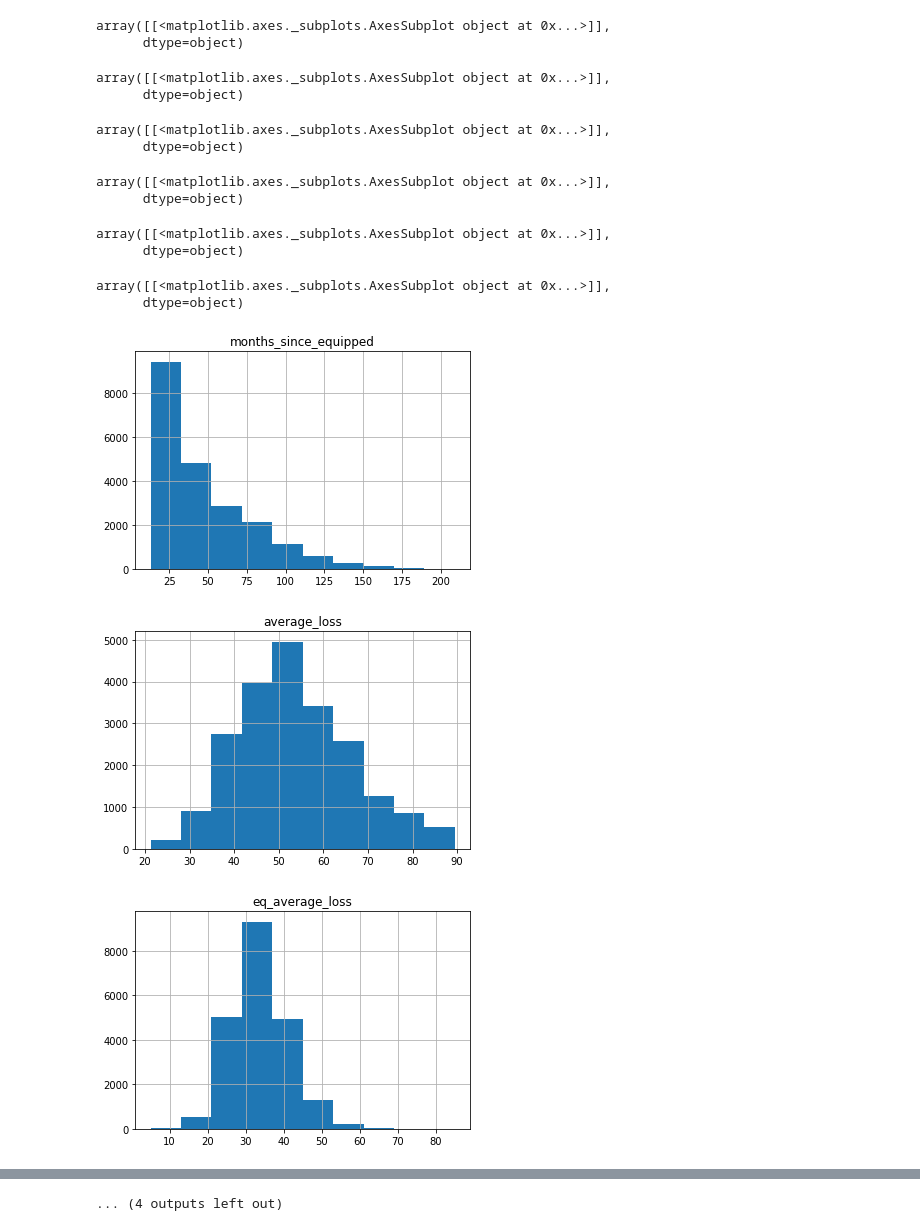
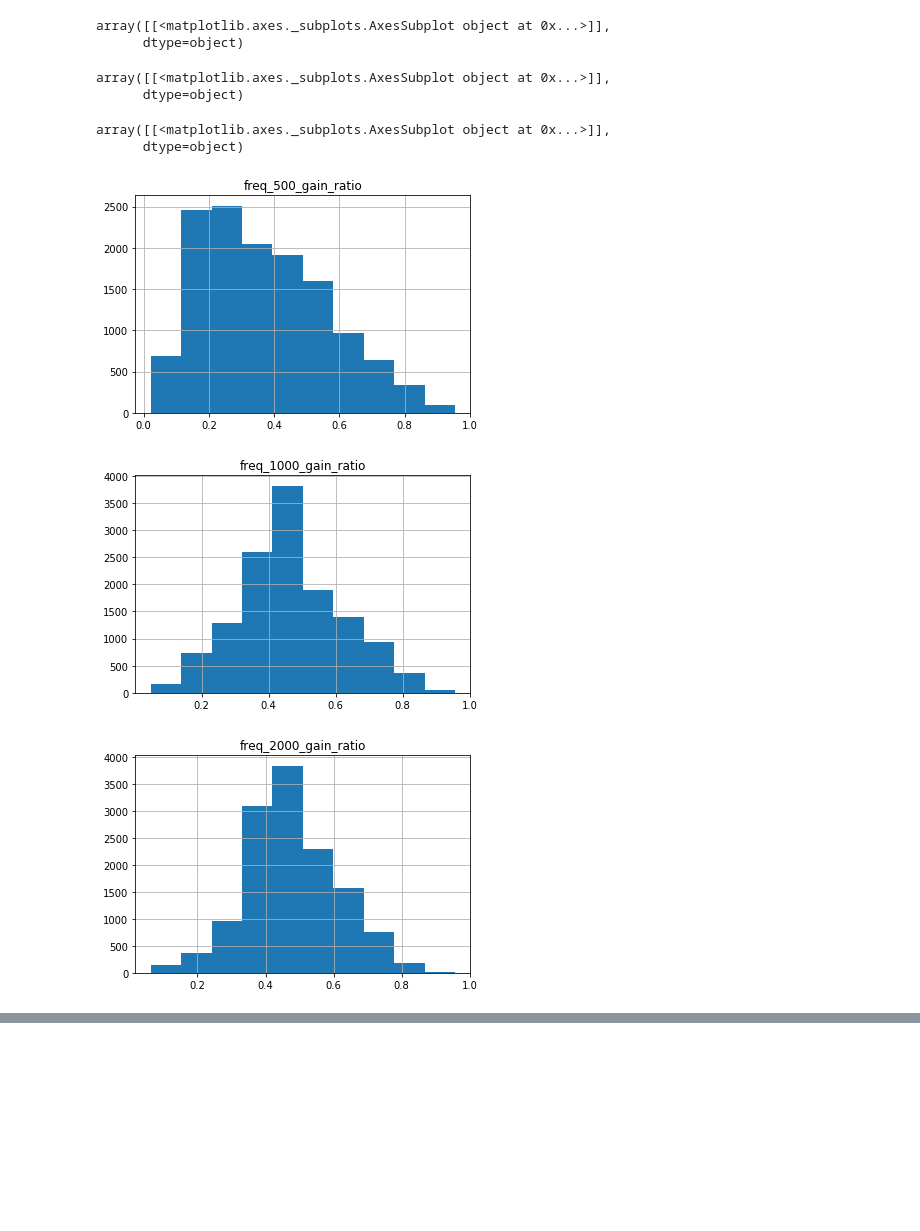
Before and after one commit to viebel/aaa-ml, a Jupyter notebook: notebooks/equipment-success.ipynb, the cells around one changed output, grey strips where cells are left out. Drawn from its saved outputs; the diff is of its cells as text; code cells hidden in the pictures; blank space fills up the shorter version.

```diff
--- a/notebooks/equipment-success.ipynb
+++ b/notebooks/equipment-success.ipynb
@@ -74,20 +70,34 @@ equipment_success_dataframe['eq_gain_ratio'] = (-equipment_success_dataframe['eq
 # %%
 equipment_success_dataframe['valid'] = (
-    equipment_success_dataframe['eq_gain_ratio'].apply(lambda x : x > 0 and x < 1) &
+#     equipment_success_dataframe['eq_gain_ratio'].apply(lambda x : x > 0 and x < 1) &
     equipment_success_dataframe['freq_500'].apply(lambda x : not math.isnan(x)) &
     equipment_success_dataframe['freq_1000'].apply(lambda x : not math.isnan(x)) &
     equipment_success_dataframe['freq_2000'].apply(lambda x : not math.isnan(x)) &
     equipment_success_dataframe['freq_4000'].apply(lambda x : not math.isnan(x)) &
-    equipment_success_dataframe['average_loss'].apply(lambda x : not math.isnan(x) and x > 20 and x < 90) &
     equipment_success_dataframe['eq_freq_500'].apply(lambda x : not math.isnan(x)) &
     equipment_success_dataframe['eq_freq_1000'].apply(lambda x : not math.isnan(x)) &
     equipment_success_dataframe['eq_freq_2000'].apply(lambda x : not math.isnan(x)) &
     equipment_success_dataframe['eq_freq_4000'].apply(lambda x : not math.isnan(x)) &
-    equipment_success_dataframe['eq_average_loss'].apply(lambda x : not math.isnan(x)) &
-    equipment_success_dataframe['high_loss'].apply(lambda x : not math.isnan(x)) &
-    equipment_success_dataframe['low_loss'].apply(lambda x : not math.isnan(x)) &
+
+    equipment_success_dataframe['freq_500_gain'].apply(lambda x : not math.isnan(x) and x > 0) &
+    equipment_success_dataframe['freq_1000_gain'].apply(lambda x : not math.isnan(x) and x > 0) &
+    equipment_success_dataframe['freq_2000_gain'].apply(lambda x : not math.isnan(x) and x > 0) &
+    equipment_success_dataframe['freq_4000_gain'].apply(lambda x : not math.isnan(x) and x > 0) &
+
+        equipment_success_dataframe['freq_500_gain_ratio'].apply(lambda x : not math.isnan(x) and x < 1) &
+        equipment_success_dataframe['freq_1000_gain_ratio'].apply(lambda x : not math.isnan(x) and x < 1) &
+        equipment_success_dataframe['freq_2000_gain_ratio'].apply(lambda x : not math.isnan(x) and x < 1) &
+        equipment_success_dataframe['freq_4000_gain_ratio'].apply(lambda x : not math.isnan(x) and x < 1) &
+
+        equipment_success_dataframe['isBothEars'].apply(lambda x : x == 0) &
+
+
+#     equipment_success_dataframe['eq_average_loss'].apply(lambda x : not math.isnan(x)) &
+#     equipment_success_dataframe['high_loss'].apply(lambda x : not math.isnan(x)) &
+#     equipment_success_dataframe['low_loss'].apply(lambda x : not math.isnan(x)) &
     equipment_success_dataframe['months_since_equipped'].apply(lambda x : x > 12) &
-    equipment_success_dataframe['age_in_months_at_equipped_start'].apply(lambda x : not math.isnan(x) and x < 12*100 and x > 12*3))
+    equipment_success_dataframe['decades_old'].apply(lambda x : not math.isnan(x) and x < 11 and x > 4)
+)
 # %%
 #equipment_success = equipment_success_dataframe.query('center_id == 29 and valid == True').copy()
 equipment_success = equipment_success_dataframe.query(' valid == True').copy()
@@ -123,23 +133,17 @@ equipment_success.describe()
 # %%
-for feature in ['months_since_equipped', 'average_loss', 'eq_average_loss', 'high_loss', 'low_loss', 'age_in_months_at_equipped_start','eq_gain_ratio', 'gender']:
+for feature in ['freq_500_gain_ratio', 'freq_1000_gain_ratio', 'freq_2000_gain_ratio', 'freq_4000_gain_ratio', 'decades_old']:
     display.display(equipment_success.hist(feature))
 # %% [output]
 array([[<matplotlib.axes._subplots.AxesSubplot object at 0x...>]],
       dtype=object)
 array([[<matplotlib.axes._subplots.AxesSubplot object at 0x...>]],
       dtype=object)
 array([[<matplotlib.axes._subplots.AxesSubplot object at 0x...>]],
       dtype=object)
 array([[<matplotlib.axes._subplots.AxesSubplot object at 0x...>]],
       dtype=object)
 array([[<matplotlib.axes._subplots.AxesSubplot object at 0x...>]],
       dtype=object)
-array([[<matplotlib.axes._subplots.AxesSubplot object at 0x...>]],
-      dtype=object)
-array([[<matplotlib.axes._subplots.AxesSubplot object at 0x...>]],
-      dtype=object)
-array([[<matplotlib.axes._subplots.AxesSubplot object at 0x...>]],
-      dtype=object)
-[figure, old version]
+[figure, new version]
-[figure, old version]
+[figure, new version]
-[figure, old version]
+[figure, new version]
@@ -147 +150,0 @@ array([[<matplotlib.axes._subplots.AxesSubplot object at 0x...>]],
-... (4 outputs left out)
```
Also changed, not shown: parts of 60 cells of this notebook.
